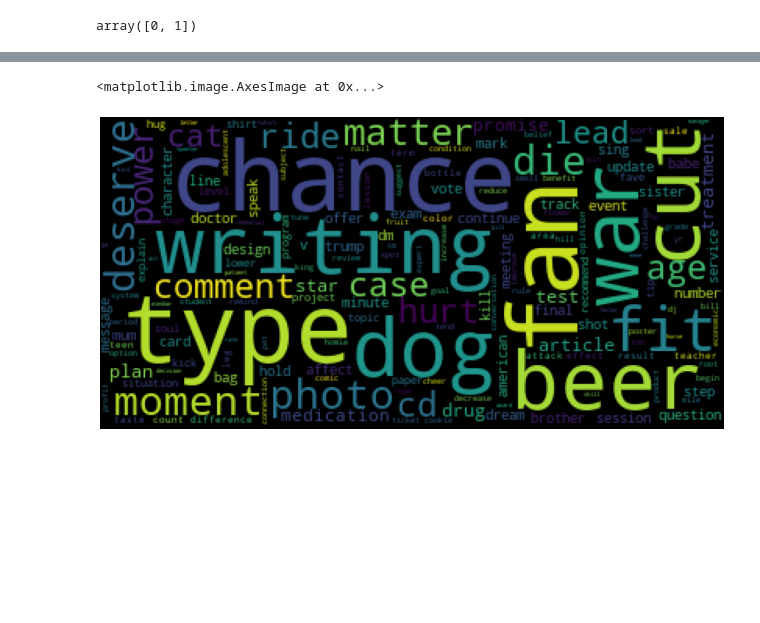
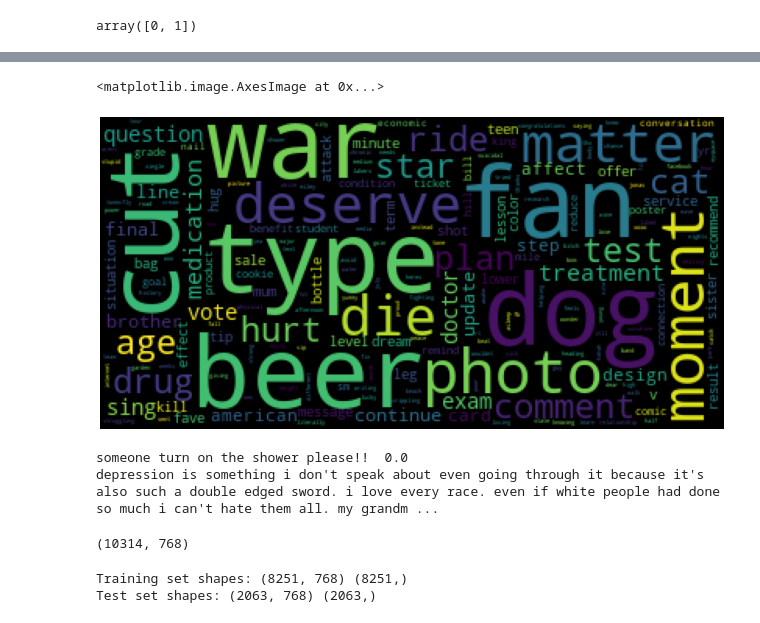
Before and after one commit to sumanta-barman/TechLabs_medicine, a Jupyter notebook: Depression_prediction_tweets.ipynb, the cells around one changed output, grey strips where cells are left out. Cells and saved outputs as stored; diff of their text form; code cells hidden in the pictures; blank space fills up the shorter version.

```diff
--- a/Depression_prediction_tweets.ipynb
+++ b/Depression_prediction_tweets.ipynb
@@ -150,10 +152,21 @@ plt.show()
 # %%
 feature_names=word_freq['word'].values
-wc=WordCloud(max_words=400)
-wc.generate(' '.join(word for word in feature_names[500:3500] ))
-plt.figure(figsize=(20,15))
+wc=WordCloud(max_words=200)
+wc.generate(' '.join(word for word in feature_names[500:2500] ))
+plt.figure(figsize=(20,20))
 plt.axis('off')
 plt.imshow(wc)
+#wc.generate(' '.join(word for word in feature_names[500:3500] ))
 # %% [output]
 <matplotlib.image.AxesImage at 0x...>
-[figure, old version]
+[figure, new version]
+# %%
+
+
+tweets = df.values[:,1]
+labels = df.values[:,2].astype(float)
+print (tweets[40], labels[40])
+print (tweets[8002], labels[8002])
+# %% [output]
+someone turn on the shower please!!  0.0
+depression is something i don't speak about even going through it because it's also such a double edged sword. i love every race. even if white people had done so much i can't hate them all. my grandm ...
@@ -159,0 +177,18 @@ plt.imshow(wc)
+# %%
+
+
+embeddings = bert_model.encode(tweets, show_progress_bar=True)
+print (embeddings.shape)
+# %% [output]
+(10314, 768)
+# %%
+
+
+from sklearn.model_selection import train_test_split
+X_train, X_test, y_train, y_test = train_test_split(embeddings, labels,
+                                          test_size=0.2, random_state=42)
+print ("Training set shapes:", X_train.shape, y_train.shape)
+print ("Test set shapes:", X_test.shape, y_test.shape)
+# %% [output]
+Training set shapes: (8251, 768) (8251,)
+Test set shapes: (2063, 768) (2063,)
```
Also changed, not shown: parts of 17 cells of this notebook, 4 other files.
